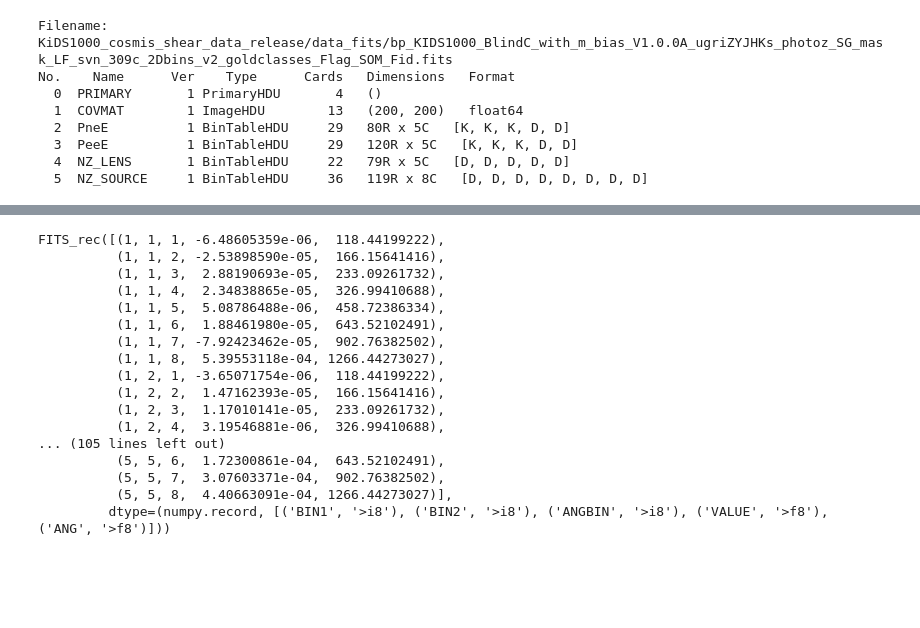
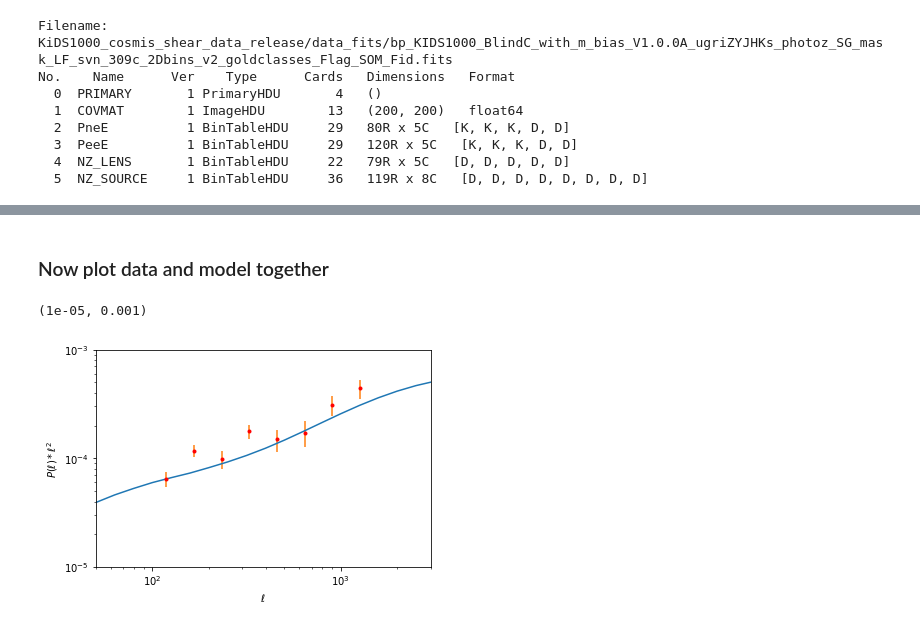
Before and after one commit to csabiu/cosmology-class, a Jupyter notebook: Cosmic_Shear.ipynb, the cells around one changed output, grey strips where cells are left out. Drawn from its saved outputs; the diff is of its cells as text; code cells hidden in the pictures; blank space fills up the shorter version.

```diff
--- a/Cosmic_Shear.ipynb
+++ b/Cosmic_Shear.ipynb
@@ -272,20 +224,18 @@ plt.xlim((0,2.5))
-# %%
-F['PeeE'].data
-# %% [output]
-FITS_rec([(1, 1, 1, -6.48605359e-06,  118.44199222),
-          (1, 1, 2, -2.53898590e-05,  166.15641416),
-          (1, 1, 3,  2.88190693e-05,  233.09261732),
-          (1, 1, 4,  2.34838865e-05,  326.99410688),
-          (1, 1, 5,  5.08786488e-06,  458.72386334),
-          (1, 1, 6,  1.88461980e-05,  643.52102491),
-          (1, 1, 7, -7.92423462e-05,  902.76382502),
-          (1, 1, 8,  5.39553118e-04, 1266.44273027),
-          (1, 2, 1, -3.65071754e-06,  118.44199222),
-          (1, 2, 2,  1.47162393e-05,  166.15641416),
-          (1, 2, 3,  1.17010141e-05,  233.09261732),
-          (1, 2, 4,  3.19546881e-06,  326.99410688),
-... (105 lines left out)
-          (5, 5, 6,  1.72300861e-04,  643.52102491),
-          (5, 5, 7,  3.07603371e-04,  902.76382502),
-          (5, 5, 8,  4.40663091e-04, 1266.44273027)],
-         dtype=(numpy.record, [('BIN1', '>i8'), ('BIN2', '>i8'), ('ANGBIN', '>i8'), ('VALUE', '>f8'), ('ANG', '>f8')]))
+# %% [markdown]
+### Now plot data and model together
+# %%
+ell=np.asarray((100.,200.))
+ell=10**np.arange(1,4,0.1)
+
+
+pl=P_mm_ell(ell, z,nz,z, nz, cosmo, PK1)
+plt.loglog(ell,pl*ell**2)
+plt.plot(ell_data[-8:],pl_data[-8:],'r.')
+plt.errorbar(ell_data[-8:],pl_data[-8:],yerr=err,linestyle='None')
+plt.ylabel(r'$P(\ell)*\ell^2$')
+plt.xlabel(r'$\ell$')
+plt.xlim((50,3000))
+plt.ylim((1E-5,1E-3))
+# %% [output]
+(1e-05, 0.001)
+[figure, added]
```
Also changed, not shown: parts of 10 cells of this notebook.
